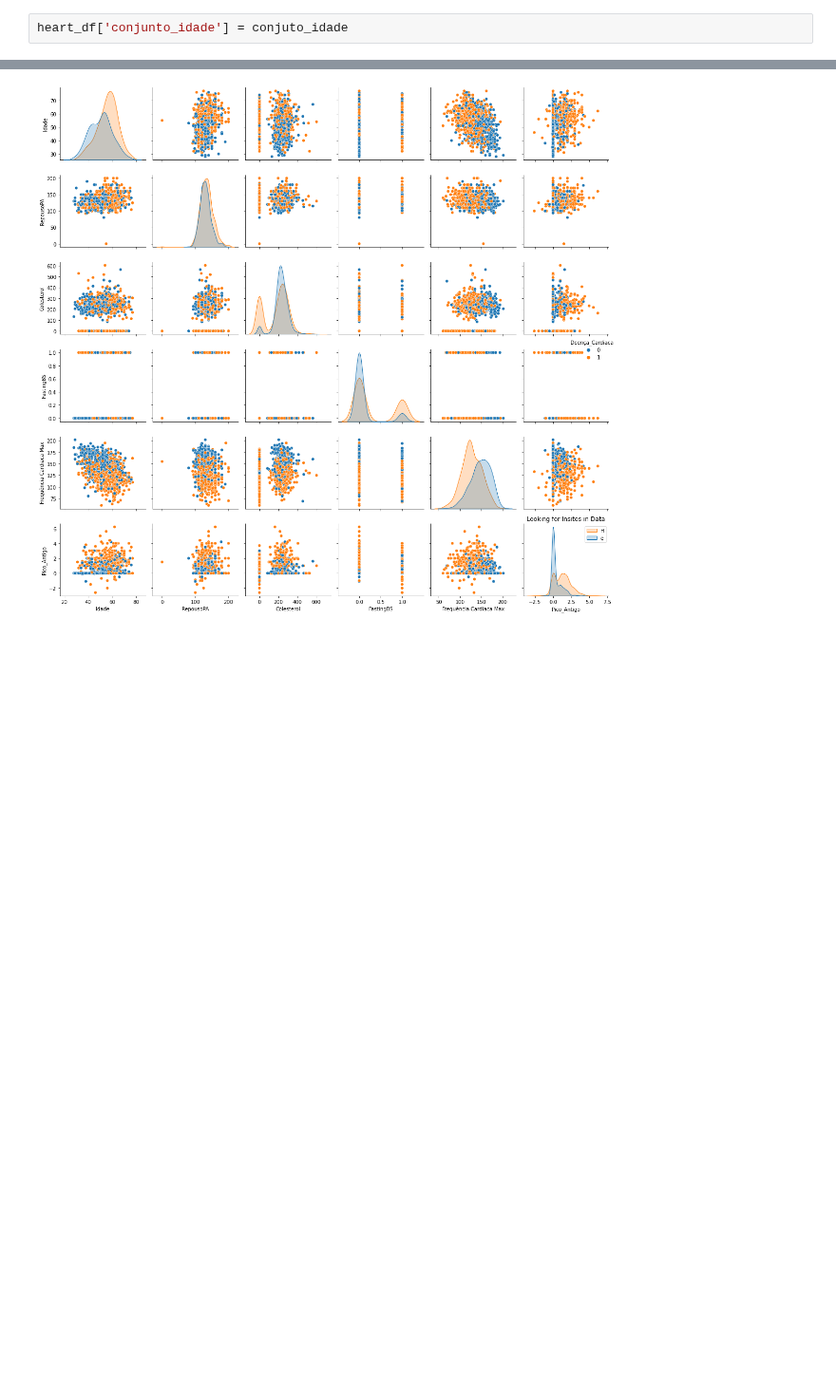
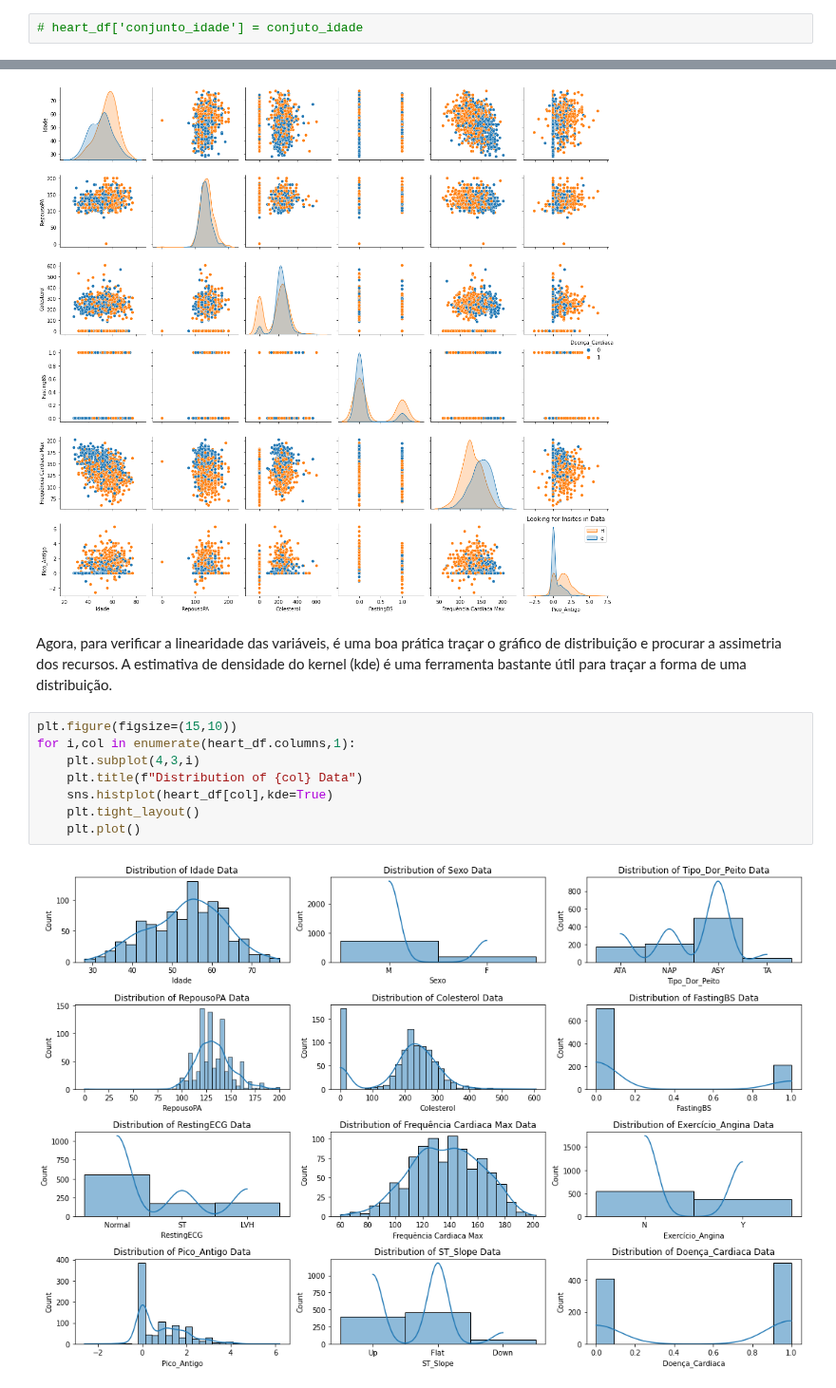
Before and after one commit to patrickpiccini/heart-failure-prediction, a Jupyter notebook: heart_failure_prediction.ipynb, the cells around one changed output, grey strips where cells are left out. Shown at 95% size. Saved outputs shown, nothing was run; the diff lists cells and outputs as text; blank space fills up the shorter version.

```diff
--- a/heart_failure_prediction.ipynb
+++ b/heart_failure_prediction.ipynb
@@ -135,3 +137,3 @@ conjuto_idade = pd.cut(heart_df['Idade'].to_numpy(), bins=bins)
 # %%
-heart_df['conjunto_idade'] = conjuto_idade
+# heart_df['conjunto_idade'] = conjuto_idade
 # %%
@@ -179,3 +177,15 @@ plt.plot()
 []
 <Figure size 1080x720 with 0 Axes>
 [figure]
+# %% [markdown]
+Agora, para verificar a linearidade das variáveis, é uma boa prática traçar o gráfico de distribuição e procurar a assimetria dos recursos. A estimativa de densidade do kernel (kde) é uma ferramenta bastante útil para traçar a forma de uma distribuição.
+# %%
+plt.figure(figsize=(15,10))
+for i,col in enumerate(heart_df.columns,1):
+    plt.subplot(4,3,i)
+    plt.title(f"Distribution of {col} Data")
+    sns.histplot(heart_df[col],kde=True)
+    plt.tight_layout()
+    plt.plot()
+# %% [output]
+[figure, added]
```
Also changed, not shown: parts of 14 cells of this notebook.
